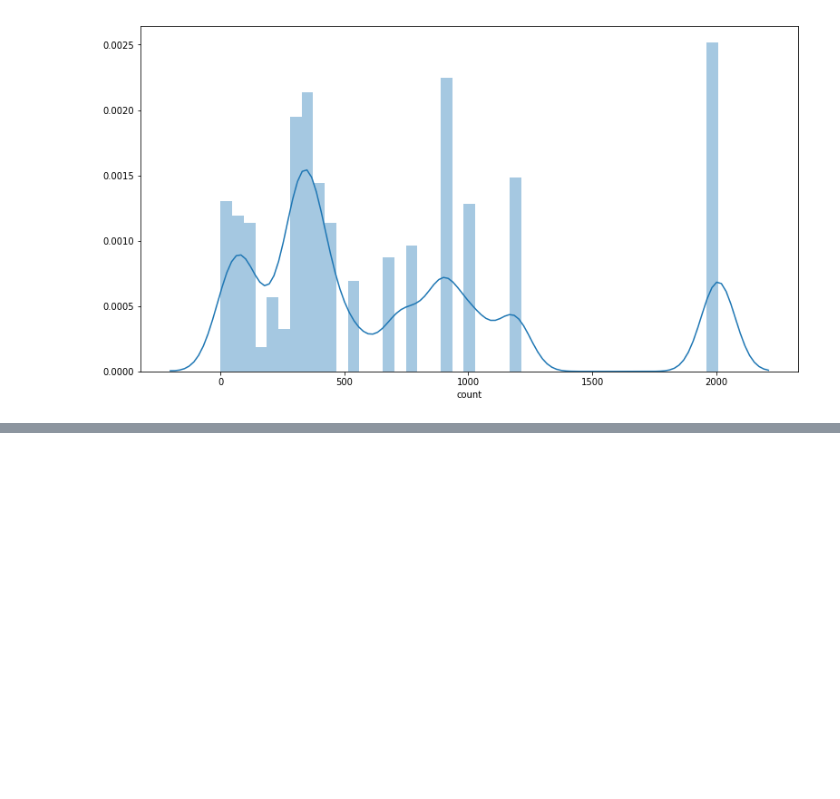
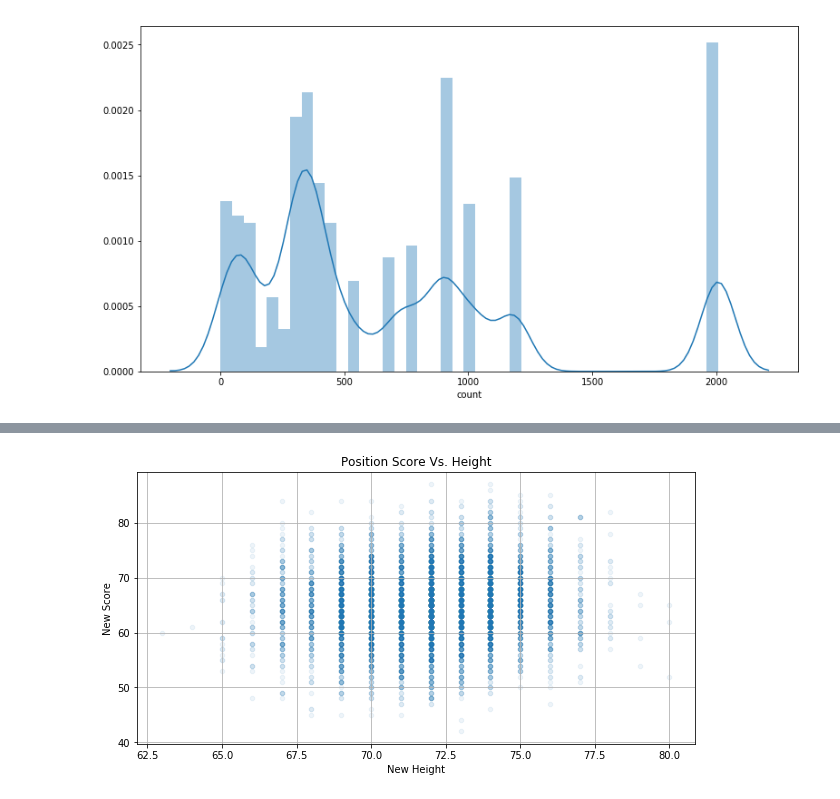
Before and after one commit to nmaize/Project-One_Group5, a Jupyter notebook: FIFA_RESEARCH.ipynb, the cells around one changed output, grey strips where cells are left out. Drawn from its saved outputs; the diff is of its cells as text; code cells hidden in the pictures; blank space fills up the shorter version.

Commit message:
Adding Lyls data

```diff
--- a/FIFA_RESEARCH.ipynb
+++ b/FIFA_RESEARCH.ipynb
@@ -298,0 +342,11 @@ Warnings:
+# %%
+# new data frame with split value columns
+new_score = narrowed_data_filtered["Position Score"].str.split("+", n = 1, expand = True)
+
+# making new Position Score column from new data frame
+narrowed_data_filtered["New Score"]= new_score[0]
+
+# Dropping old Position Score column
+narrowed_data_filtered.drop(columns =["Position Score"], inplace = True)
+
+narrowed_data_filtered.head()
@@ -298,0 +360,6 @@ Warnings:
+# %%
+new_height = narrowed_data_filtered["Height"].str.split("'", n = 1, expand = True)
+narrowed_data_filtered["Feet"]= new_height[0]
+narrowed_data_filtered["Inches"]= new_height[1]
+narrowed_data_filtered.drop(columns =["Height"], inplace = True)
+narrowed_data_filtered.head()
@@ -298,0 +373,6 @@ Warnings:
+# %%
+#Cast feet and inches columns as integers
+narrowed_data_filtered[['Feet', 'Inches']] = narrowed_data_filtered[['Feet', 'Inches']].astype(int)
+#multiple feet by 12 and add to inches for one new height column (in inches)
+narrowed_data_filtered["New Feet"] = [row * 12 for row in narrowed_data_filtered["Feet"]]
+narrowed_data_filtered["New Height"] = narrowed_data_filtered["New Feet"] + narrowed_data_filtered["Inches"]
@@ -298,0 +388,4 @@ Warnings:
+# %%
+#drop old columns
+narrowed_data_filtered.drop(columns =["New Feet","Feet","Inches"], inplace = True)
+narrowed_data_filtered.head()
@@ -298,0 +399,12 @@ Warnings:
+# %%
+# Create a scatter plot which compares MPG to horsepower
+narrowed_data_filtered["New Score"] = pd.to_numeric(narrowed_data_filtered['New Score'])
+narrowed_data_filtered["New Height"] = pd.to_numeric(narrowed_data_filtered["New Height"])
+
+narrowed_data_filtered.plot(kind="scatter", x="New Height", y="New Score", grid=True,
+              title="Position Score Vs. Height",alpha=.075,figsize=(10,5))
+
+
+plt.show()
+# %% [output]
+[figure, added]
```
Also changed, not shown: parts of 10 cells of this notebook.
